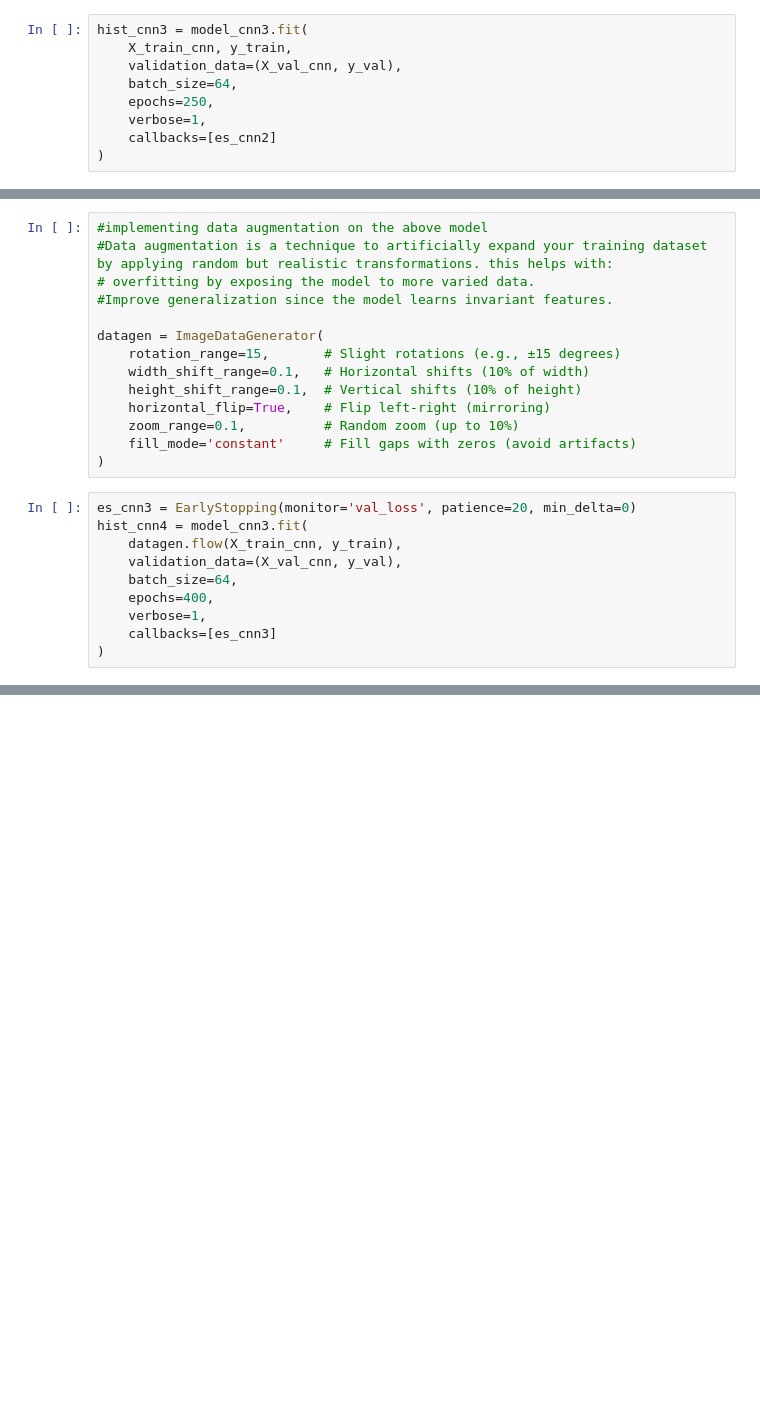
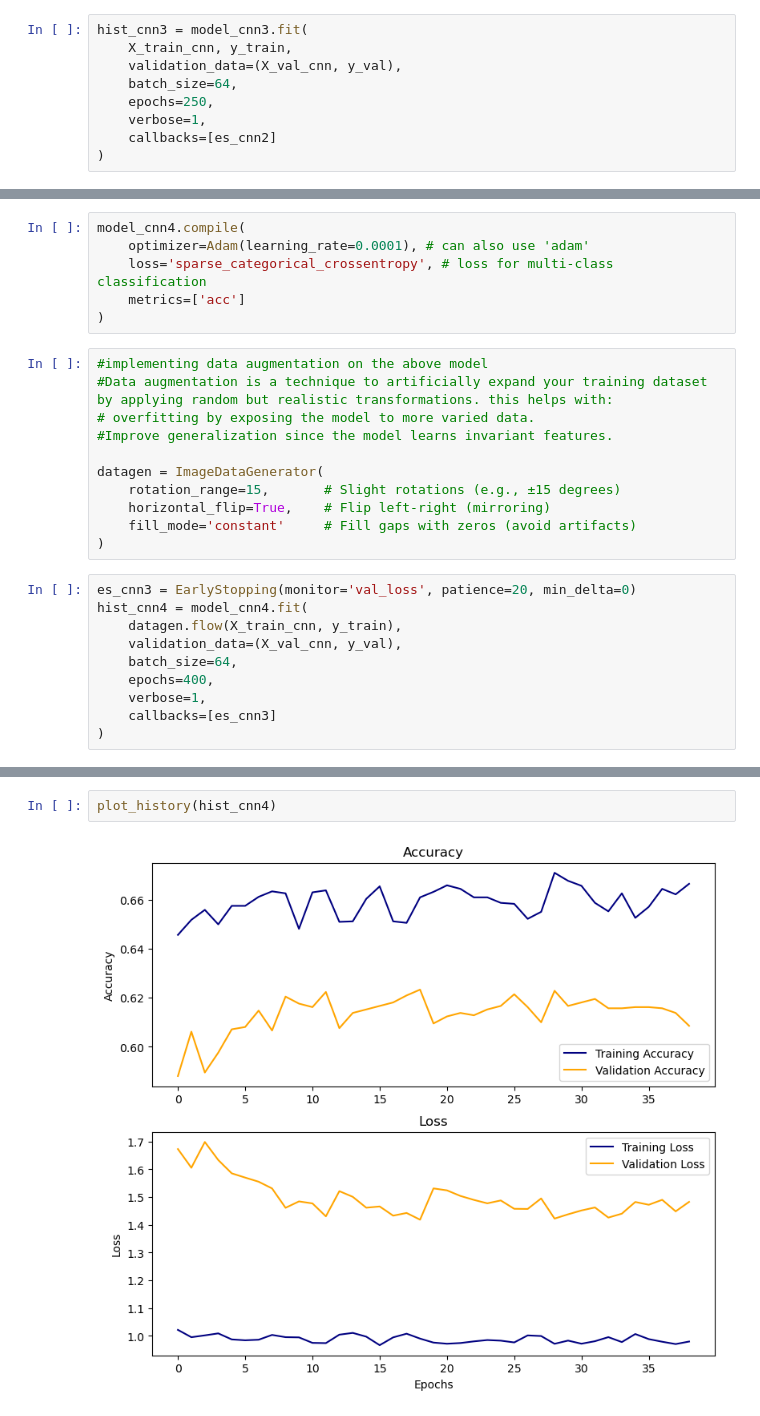
Before and after one commit to SabaaN/Music-Genre-Classifier, a Jupyter notebook: model.ipynb, the cells around one changed output, grey strips where cells are left out. Cells and saved outputs as stored; diff of their text form; blank space fills up the shorter version.

```diff
--- a/model.ipynb
+++ b/model.ipynb
@@ -728,3 +757,9 @@ plot_multi_class_pr_curve(model_cnn3, X_test_cnn, y_test, "CNN Model 1")
+# %%
+model_cnn4.compile(
+    optimizer=Adam(learning_rate=0.0001), # can also use 'adam'
+    loss='sparse_categorical_crossentropy', # loss for multi-class classification
+    metrics=['acc']
+)
 # %%
 #implementing data augmentation on the above model
 #Data augmentation is a technique to artificially expand your training dataset by applying random but realistic transformations. this helps with:
@@ -733,15 +768,12 @@ plot_multi_class_pr_curve(model_cnn3, X_test_cnn, y_test, "CNN Model 1")
 
 datagen = ImageDataGenerator(
     rotation_range=15,       # Slight rotations (e.g., ±15 degrees)
-    width_shift_range=0.1,   # Horizontal shifts (10% of width)
-    height_shift_range=0.1,  # Vertical shifts (10% of height)
     horizontal_flip=True,    # Flip left-right (mirroring)
-    zoom_range=0.1,          # Random zoom (up to 10%)
     fill_mode='constant'     # Fill gaps with zeros (avoid artifacts)
 )
 # %%
 es_cnn3 = EarlyStopping(monitor='val_loss', patience=20, min_delta=0)
-hist_cnn4 = model_cnn3.fit(
+hist_cnn4 = model_cnn4.fit(
     datagen.flow(X_train_cnn, y_train),
     validation_data=(X_val_cnn, y_val),
     batch_size=64,
@@ -769,0 +792,4 @@ Epoch 9/400
+# %%
+plot_history(hist_cnn4)
+# %% [output]
+[figure, added]
```
Also changed, not shown: parts of 45 cells of this notebook, 4 other files.
